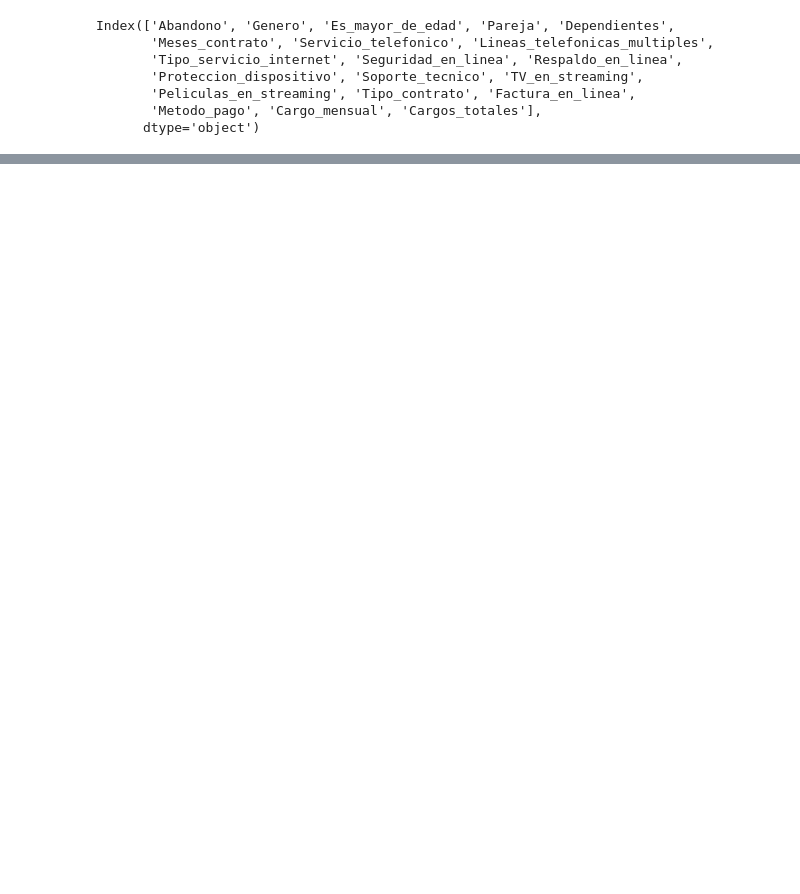
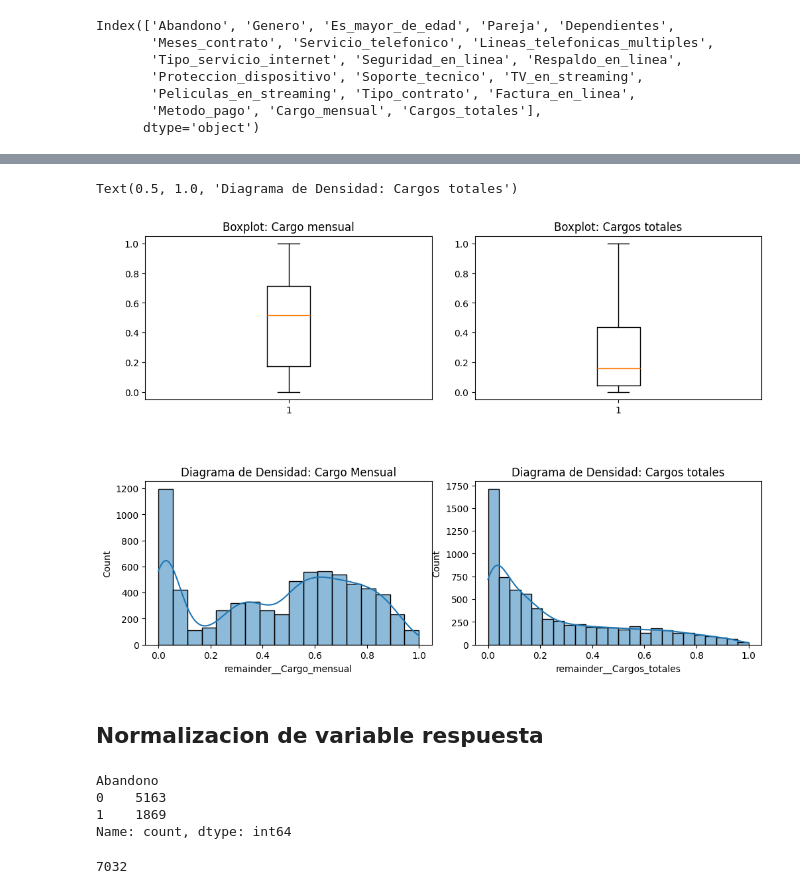
Before and after one commit to ErikGzz03TEC/Challenge_Telecom_X_parte_2, a Jupyter notebook: Challenge_TelecomX_2.ipynb, the cells around one changed output, grey strips where cells are left out. Drawn from its saved outputs; the diff is of its cells as text; code cells hidden in the pictures; blank space fills up the shorter version.

Commit message:
Codificacion de variables

```diff
--- a/Challenge_TelecomX_2.ipynb
+++ b/Challenge_TelecomX_2.ipynb
@@ -148,0 +327,12 @@ Index(['Abandono', 'Genero', 'Es_mayor_de_edad', 'Pareja', 'Dependientes',
+# %%
+X = df.drop(columns='Abandono')
+y = df['Abandono']
+
+columnas_cat = list(X.select_dtypes(include='object').columns)
+
+one_hot = make_column_transformer((OneHotEncoder(drop= 'if_binary'), columnas_cat),
+                                  remainder= 'passthrough', sparse_threshold=0)
+
+
+X = one_hot.fit_transform(X)
+X_codificada = pd.DataFrame(X,columns=one_hot.get_feature_names_out())
@@ -148,0 +393,4 @@ Index(['Abandono', 'Genero', 'Es_mayor_de_edad', 'Pareja', 'Dependientes',
+# %%
+normalizador = MinMaxScaler()
+columnas_a_normalizar = ['remainder__Cargo_mensual', 'remainder__Cargos_totales']
+X_codificada[columnas_a_normalizar] = normalizador.fit_transform(X_codificada[columnas_a_normalizar])
@@ -148,0 +413,25 @@ Index(['Abandono', 'Genero', 'Es_mayor_de_edad', 'Pareja', 'Dependientes',
+# %%
+fig, ax = plt.subplots(2,2, figsize = (12,8))
+fig.subplots_adjust(hspace= 0.5, wspace= 0.15)
+ax[0,0].boxplot(x = X_codificada['remainder__Cargo_mensual'])
+ax[0,0].set_title('Boxplot: Cargo mensual')
+
+ax[0,1].boxplot(x = X_codificada['remainder__Cargos_totales'])
+ax[0,1].set_title('Boxplot: Cargos totales')
+
+sns.histplot(data= X_codificada, x= 'remainder__Cargo_mensual', kde=True, binwidth=ancho_bin(X_codificada, 'remainder__Cargo_mensual'), ax=ax[1, 0])
+ax[1,0].set_title('Diagrama de Densidad: Cargo Mensual')
+sns.histplot(data= X_codificada, x = 'remainder__Cargos_totales', kde= True, binwidth= ancho_bin(X_codificada,'remainder__Cargos_totales'), ax = ax[1,1])
+ax[1,1].set_title('Diagrama de Densidad: Cargos totales')
+# %% [output]
+Text(0.5, 1.0, 'Diagrama de Densidad: Cargos totales')
+[figure, added]
+# %% [markdown]
+## Normalizacion de variable respuesta
+# %%
+y.value_counts()
+# %% [output]
+Abandono
+0    5163
+1    1869
+Name: count, dtype: int64
@@ -148,0 +440,4 @@ Index(['Abandono', 'Genero', 'Es_mayor_de_edad', 'Pareja', 'Dependientes',
+# %%
+X_codificada.shape[0]
+# %% [output]
+7032
```
Also changed, not shown: parts of 32 cells of this notebook.
